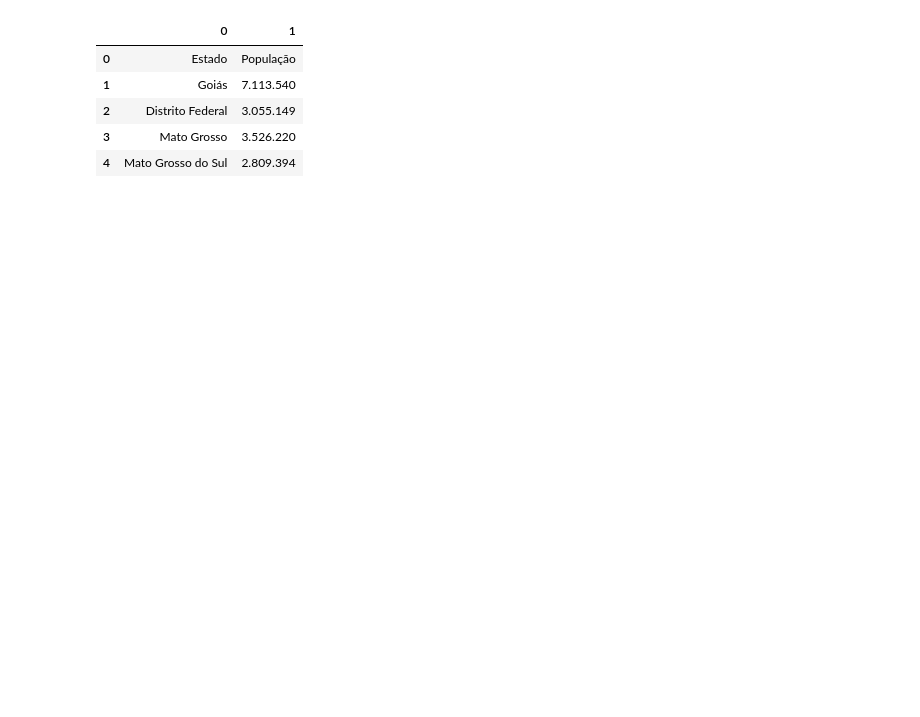
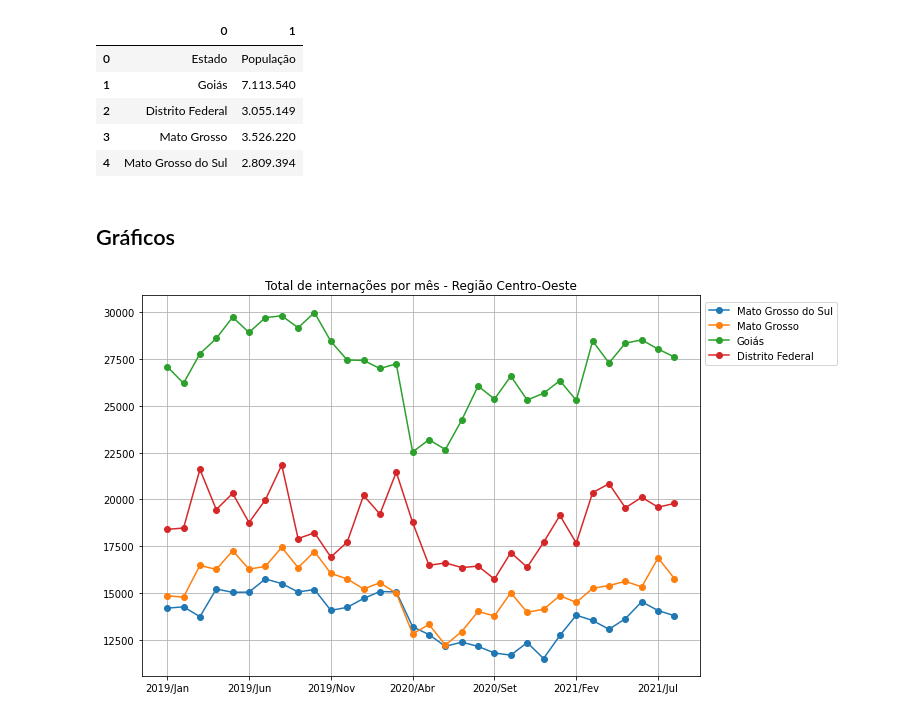
Before and after one commit to mvabreu/projeto_datascience_01, a Jupyter notebook: Notebooks/projeto_modulo_01.ipynb, the cells around one changed output. Cells and saved outputs as stored; diff of their text form; code cells hidden in the pictures; blank space fills up the shorter version.

```diff
--- a/Notebooks/projeto_modulo_01.ipynb
+++ b/Notebooks/projeto_modulo_01.ipynb
@@ -124,3 +106,14 @@ populacao
 | 2 | Distrito Federal | 3.055.149 |
 | 3 | Mato Grosso | 3.526.220 |
 | 4 | Mato Grosso do Sul | 2.809.394 |
+# %% [markdown]
+## Gráficos
+# %%
+ax = internacoes_centro_oeste.head().T.plot(figsize=(10,7), marker='o')
+
+ax.legend(loc='center left', bbox_to_anchor=(1, 0.9))
+ax.xaxis.grid()
+plt.title('Total de internações por mês - Região Centro-Oeste')
+ax.yaxis.grid()
+# %% [output]
+[figure, added]
```
Also changed, not shown: parts of 23 cells of this notebook.
